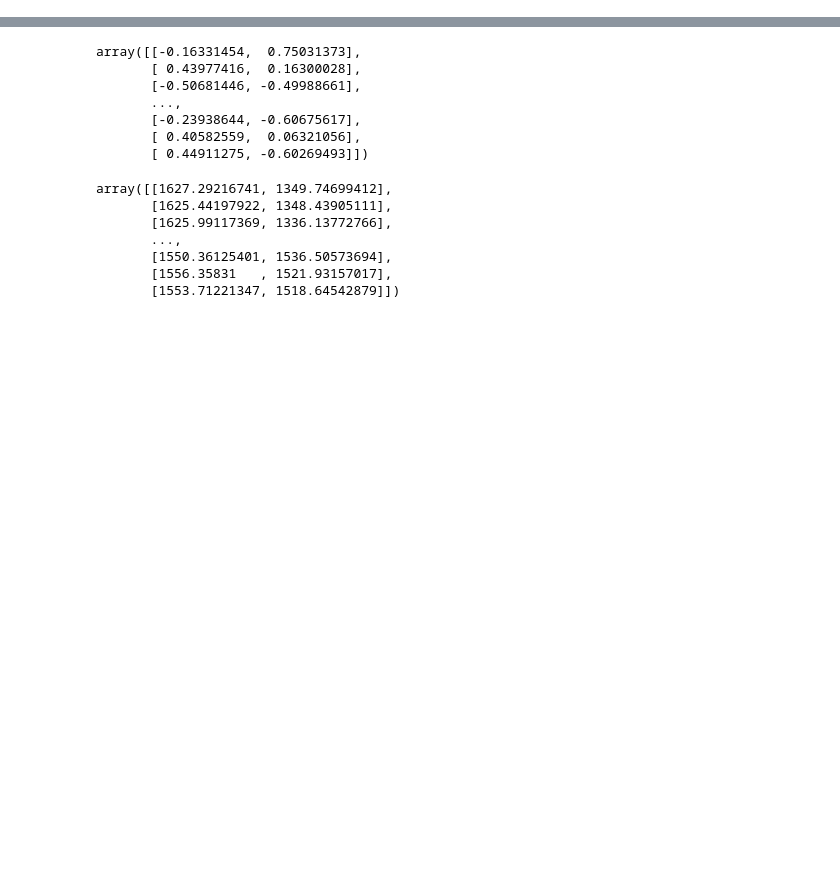
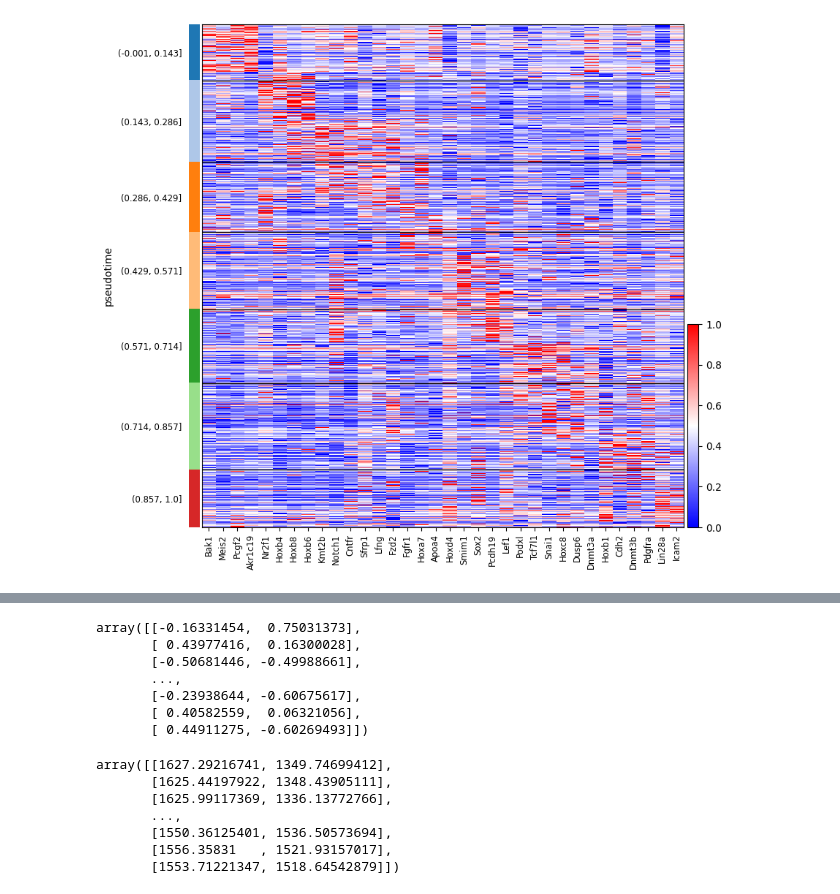
Before and after one commit to ehtesam3154/sc_st, a Jupyter notebook: exp_v1.ipynb, the cells around one changed output, grey strips where cells are left out. Saved outputs shown, nothing was run; the diff lists cells and outputs as text; code cells hidden in the pictures; blank space fills up the shorter version.

```diff
--- a/exp_v1.ipynb
+++ b/exp_v1.ipynb
@@ -217,0 +823,25 @@ plt.rcParams['pdf.fonttype'] = 42
+# %%
+maxclt = saliadata.obs['leiden'].values.astype(int).max()
+clusteridx = []
+for i in range(maxclt+1):
+    clusteridx.append(saliadata.obs.loc[saliadata.obs['leiden'] == str(i), 'pseudotime'].mean())
+
+a = np.arange(maxclt+1)
+reclusterindex = [a for _, a in sorted(zip(clusteridx, a))]
+# %%
+import seaborn as sns
+rkgene = pd.DataFrame(saliadata.uns['rank_genes_groups']['names'])
+cellorder = saliadata.obs.sort_values('pseudotime').index
+salidf = pd.DataFrame(saliadata[cellorder, :].X, index=saliadata[cellorder,:].obs.pseudotime.tolist(), columns=saliadata.var_names)
+# %%
+N = 4
+topgenelist = []
+for i in reclusterindex:
+    topgenelist += rkgene.iloc[:N, i].tolist()
+
+sal_plotgenelist = []
+for x in topgenelist:
+    if x not in sal_plotgenelist:
+        sal_plotgenelist.append(x)
+
+df = salidf.loc[:, sal_plotgenelist].T
@@ -217,0 +864,3 @@ plt.rcParams['pdf.fonttype'] = 42
+# %%
+plotsali = saliadata[cellorder,:].copy()
+sc.pp.scale(plotsali)
@@ -217,0 +875,3 @@ plt.rcParams['pdf.fonttype'] = 42
+# %%
+sc.pl.heatmap(plotsali, df.index.tolist(), groupby='pseudotime', cmap='bwr', swap_axes=False, standard_scale='obs', figsize=(9,9), save='spinal_traj_axis.pdf')
+# %% [output]
@@ -217,0 +879 @@ plt.rcParams['pdf.fonttype'] = 42
+[figure, added]
```
Also changed, not shown: parts of 147 cells of this notebook.
